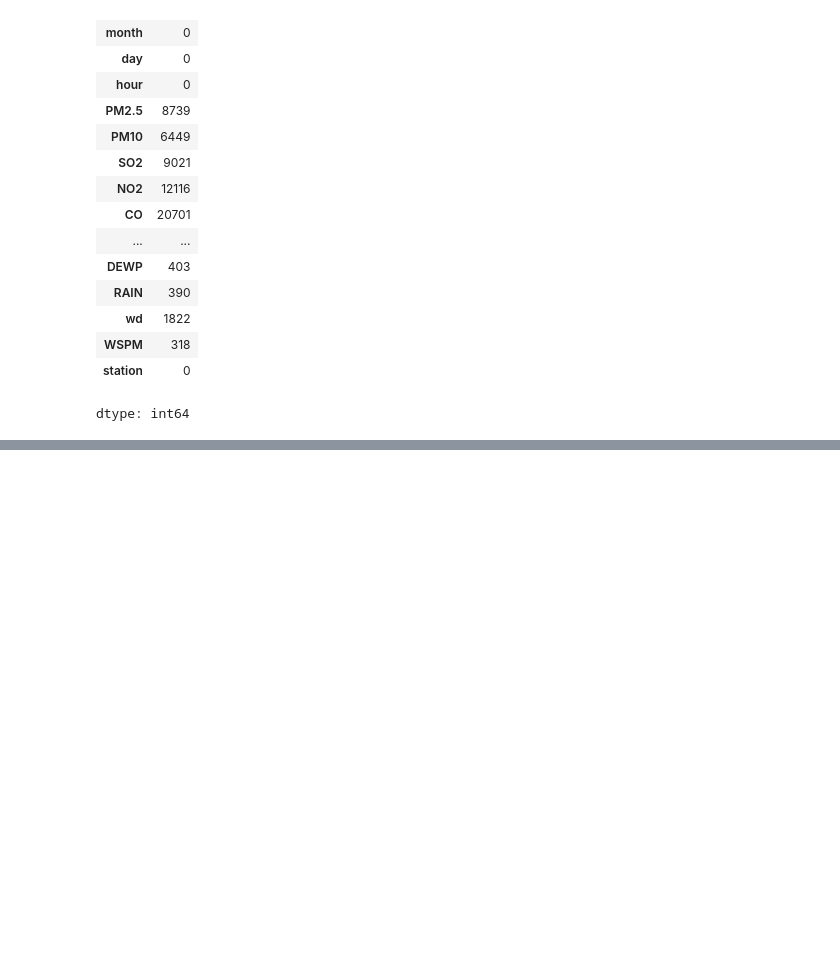
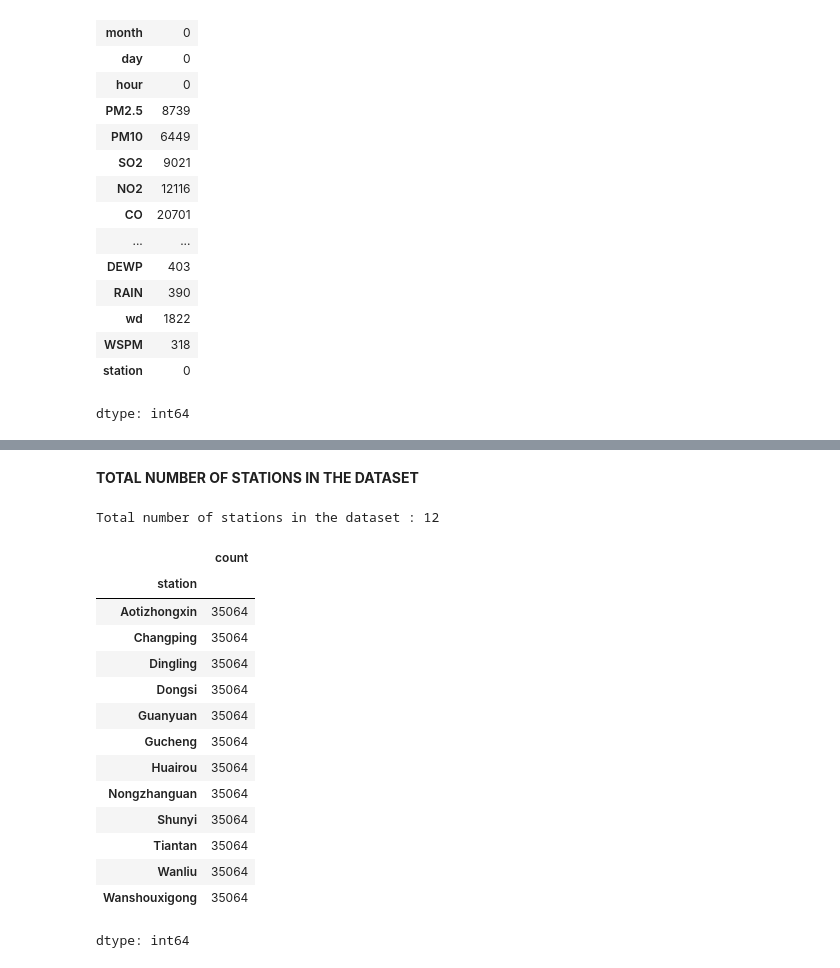
Before and after one commit to SUNDAYTITILAYO/CMP700ACCESSMENT, a Jupyter notebook: ACCESSMENT_PROGRESS.ipynb, the cells around one changed output, grey strips where cells are left out. Cells and saved outputs as stored; diff of their text form; code cells hidden in the pictures; blank space fills up the shorter version.

```diff
--- a/ACCESSMENT_PROGRESS.ipynb
+++ b/ACCESSMENT_PROGRESS.ipynb
@@ -125,0 +172,23 @@ dtype: int64
+# %% [markdown]
+**TOTAL NUMBER OF STATIONS IN THE DATASET**
+# %%
+stations= df['station'].value_counts()
+print(f'Total number of stations in the dataset : {len(stations)}')
+stations
+# %% [output]
+Total number of stations in the dataset : 12
+|  | count |
+| station |  |
+| Aotizhongxin | 35064 |
+| Changping | 35064 |
+| Dingling | 35064 |
+| Dongsi | 35064 |
+| Guanyuan | 35064 |
+| Gucheng | 35064 |
+| Huairou | 35064 |
+| Nongzhanguan | 35064 |
+| Shunyi | 35064 |
+| Tiantan | 35064 |
+| Wanliu | 35064 |
+| Wanshouxigong | 35064 |
+dtype: int64
```
Also changed, not shown: parts of 9 cells of this notebook.
